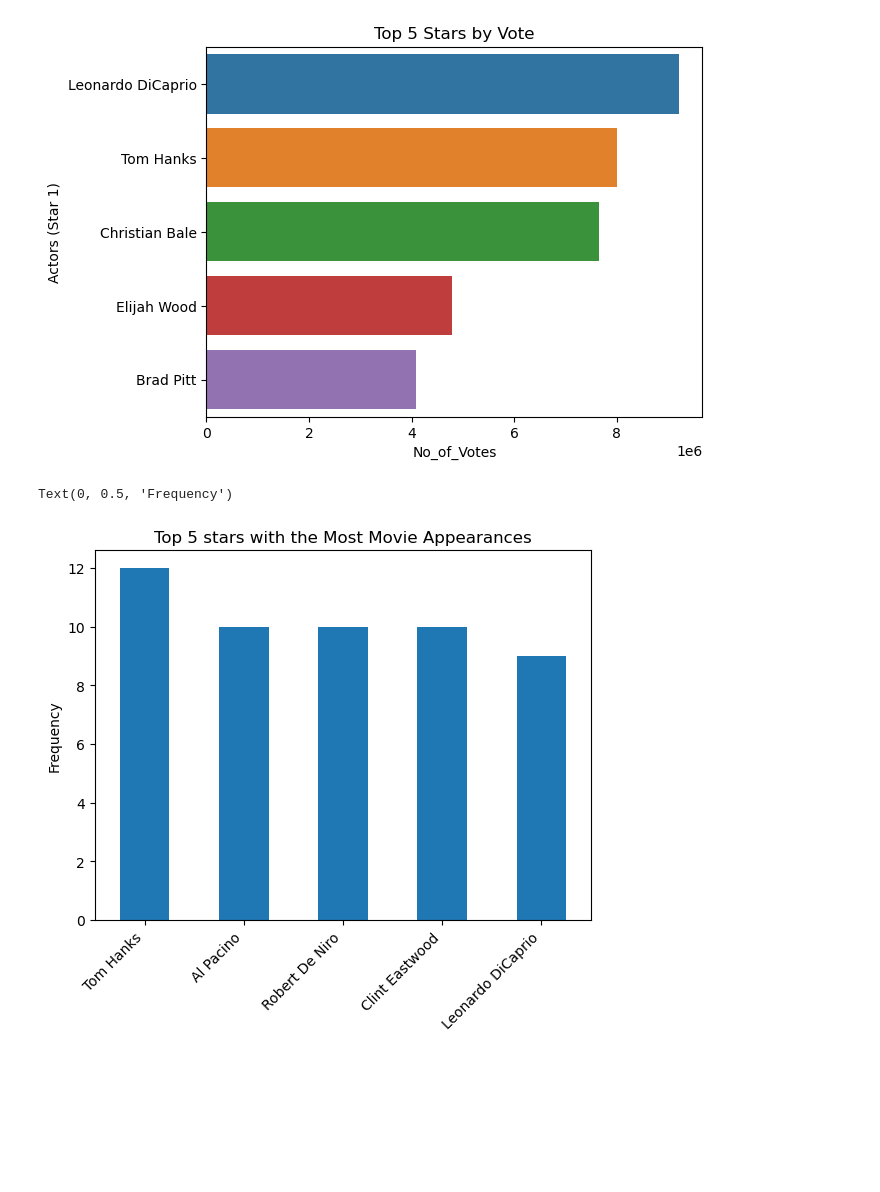
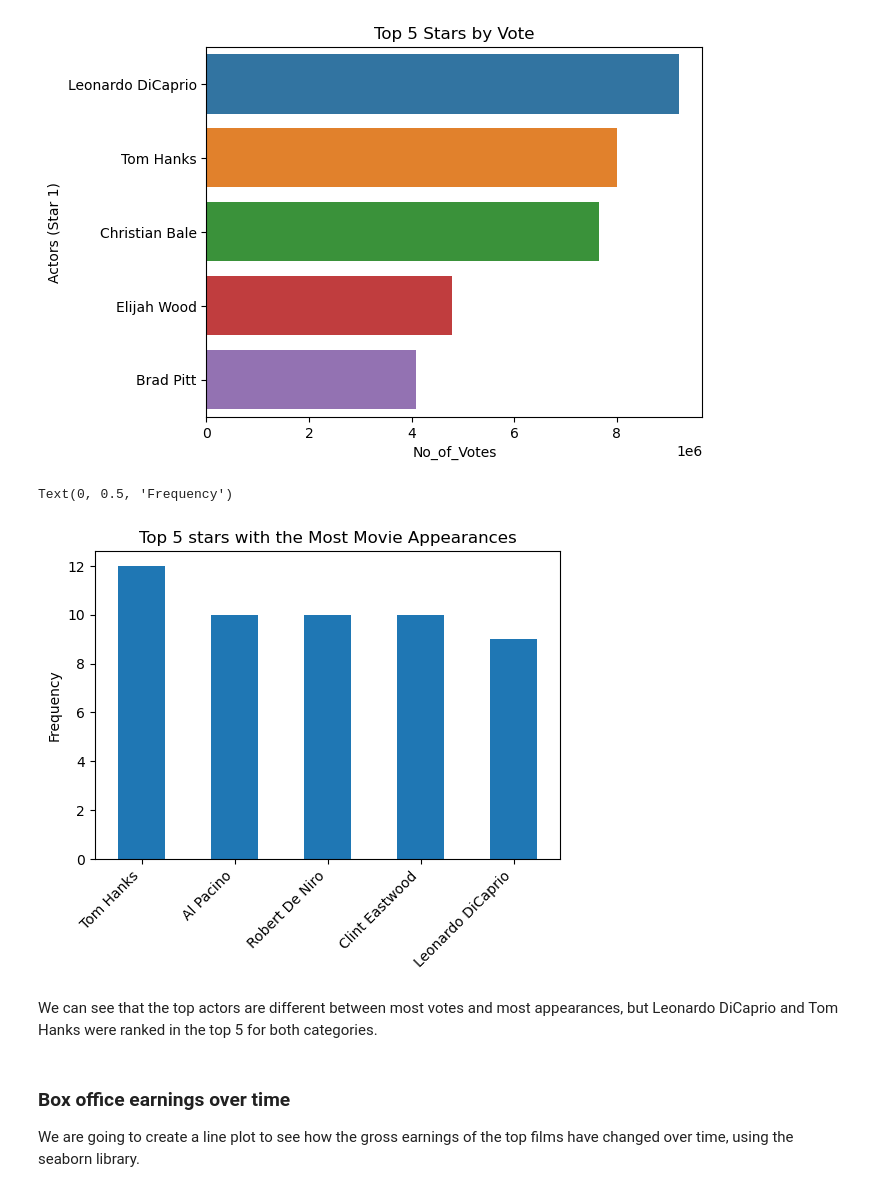
Before and after one commit to natashaoberoi/imdb-movie-data-visualization, a Jupyter notebook: IMDB_movies.ipynb, the cells around one changed output. Saved outputs shown, nothing was run; the diff lists cells and outputs as text; code cells hidden in the pictures; blank space fills up the shorter version.

```diff
--- a/IMDB_movies.ipynb
+++ b/IMDB_movies.ipynb
@@ -57,0 +62,3 @@ memory usage: 125.1+ KB
+# %%
+columns_to_drop = ['Poster_Link', 'Certificate', 'Runtime', 'Overview']
+df = df.drop(columns =columns_to_drop)
@@ -80,3 +100,3 @@ dtype: int64
 # %%
 df['Gross'].replace(',','',regex=True,inplace=True)
-df['Gross'] = df['Gross'].astype(float)
+df['Gross'] = df['Gross'].astype('float64')
@@ -244,19 +162,26 @@ Text(0, 0.5, 'Actors (Star 1)')
 # %%
 # stars with the most movie appearances
 stars1 = df['Star1'].value_counts()
 stars2 = df['Star2'].value_counts()
 stars3 = df['Star3'].value_counts()
 stars4 = df['Star4'].value_counts()
 
 # combine all star columns into one dataframe
 combined = pd.concat([stars1, stars2, stars3, stars4]).nlargest(5)
 combined.sort_values(ascending=False, inplace=True)
 
 # plot the stars with the most appearances
+plt.figure(figsize=(6,4))
 combined.plot(kind='bar')
 plt.xticks(rotation=45, ha='right')
 plt.title("Top 5 stars with the Most Movie Appearances")
 plt.ylabel("Frequency")
 # %% [output]
 Text(0, 0.5, 'Frequency')
-[figure, old version]
+[figure, new version]
+# %% [markdown]
+We can see that the top actors are different between most votes and most appearances, but Leonardo DiCaprio and Tom Hanks were ranked in the top 5 for both categories.
+# %% [markdown]
+### Box office earnings over time
+
+We are going to create a line plot to see how the gross earnings of the top films have changed over time, using the seaborn library.
```
Also changed, not shown: parts of 42 cells of this notebook.
